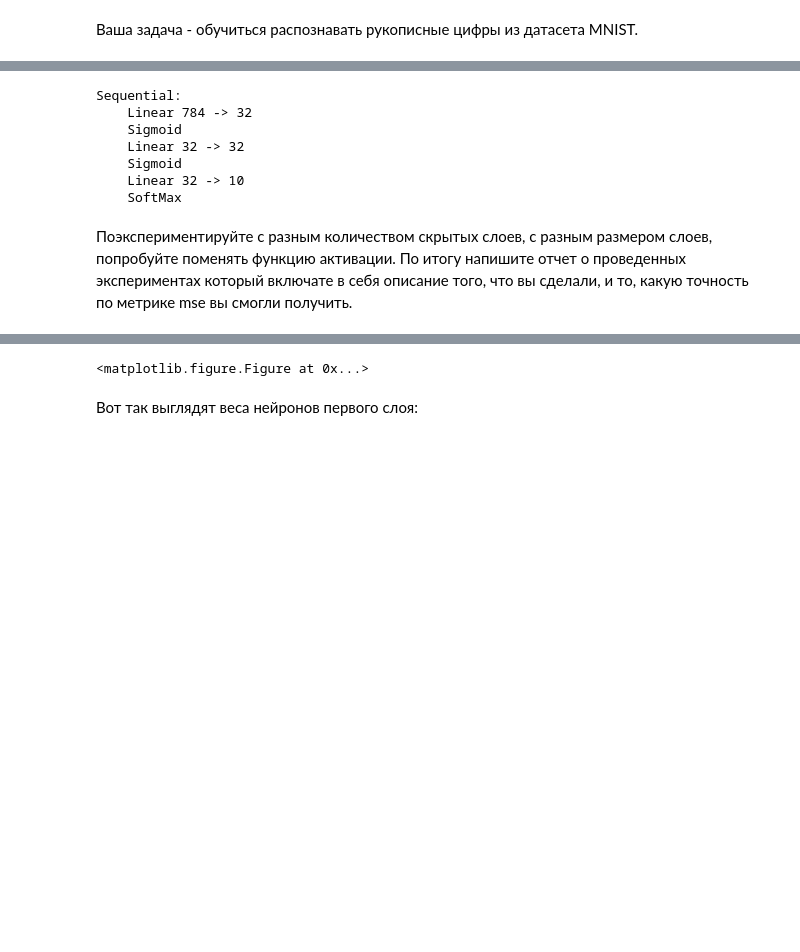
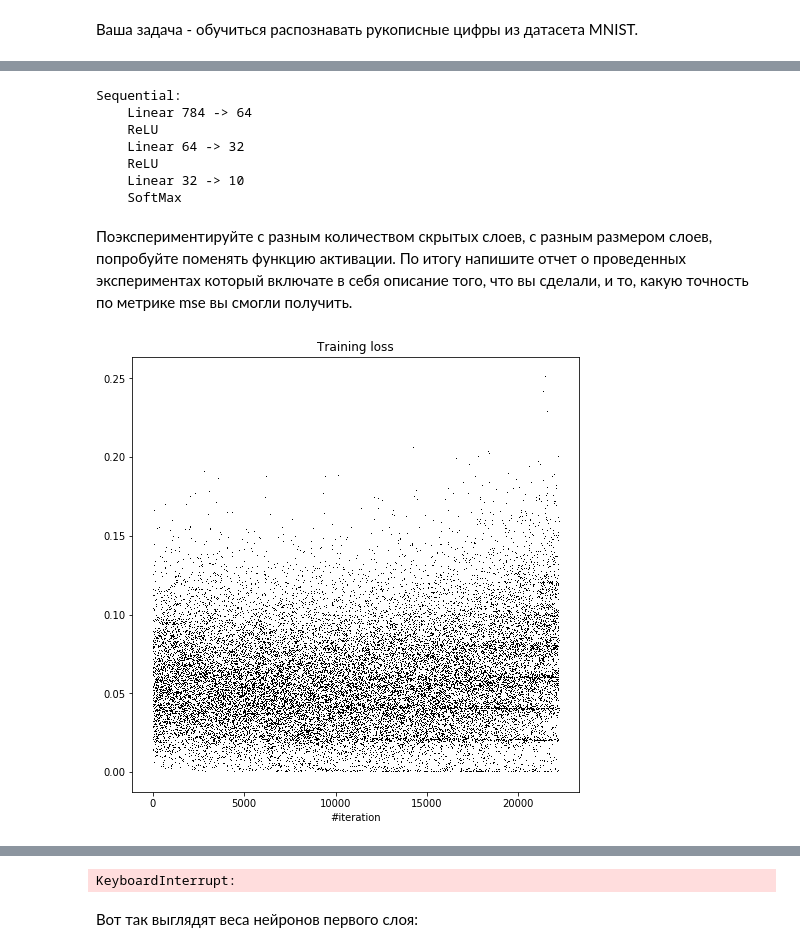
Before and after one commit to bazitur/dlschl-homeworks, a Jupyter notebook: homeworks/hw05/homework-fiddle.ipynb, the cells around one changed output, grey strips where cells are left out. Cells and saved outputs as stored; diff of their text form; code cells hidden in the pictures; blank space fills up the shorter version.

```diff
--- a/homeworks/hw05/homework-fiddle.ipynb
+++ b/homeworks/hw05/homework-fiddle.ipynb
@@ -193,20 +193,20 @@ y = y[:-3000]
 # %%
 net = Sequential()
 
-net.add(Linear(784, 32))
-net.add(Sigmoid())
-net.add(Linear(32, 32))
-net.add(Sigmoid())
+net.add(Linear(784, 64))
+net.add(ReLU())
+net.add(Linear(64, 32))
+net.add(ReLU())
 net.add(Linear(32, 10))
 net.add(SoftMax())
 
 print(net)
 # %% [output]
 Sequential:
-    Linear 784 -> 32
-    Sigmoid
-    Linear 32 -> 32
-    Sigmoid
+    Linear 784 -> 64
+    ReLU
+    Linear 64 -> 32
+    ReLU
     Linear 32 -> 10
     SoftMax
 # %% [markdown]
@@ -234,31 +234,32 @@ while f:
         net.zeroGradParameters()
 
         # Forward
         predictions = net.forward(x_batch)
         loss = criterion.forward(predictions, y_batch)
 
         # Backward
         dp = criterion.backward(predictions, y_batch)
         net.backward(x_batch, dp)
 
         # Update weights
         sgd(net.getParameters(),net.getGradParameters(), optimizer_config)
 
         loss_history.append(loss)
-        if i % 100 == 0:
+        if i % 500 == 0:
             # Visualize
             display.clear_output(wait=True)
             plt.figure(figsize=(8, 8))
 #             plot_gallery(net.modules[0].W, 28, 28, 4, 4)
 
             plt.title("Training loss")
             plt.xlabel("#iteration")
             plt.plot(loss_history, 'k,')
             plt.show()
 #             plt.savefig("imgs/{}.png".format(str(time()).replace(".", "")))
 
             print('Current loss: %f' % loss)
             if len(loss_history) > 500 and sum(loss_history[-500:]) / 500 < 0.05:
                 f = False
                 break
 # %% [output]
+[figure, added]
@@ -266,4 +267,4 @@ KeyboardInterrupt:
-<matplotlib.figure.Figure at 0x...>
+KeyboardInterrupt:
 # %%
 def plot_gallery(images, h, w, n_row=3, n_col=6, cmap="gray"):
     plt.figure(figsize=(1.5 * n_col, 1.7 * n_row))
```
Also changed, not shown: parts of 10 cells of this notebook, 6 other files.
